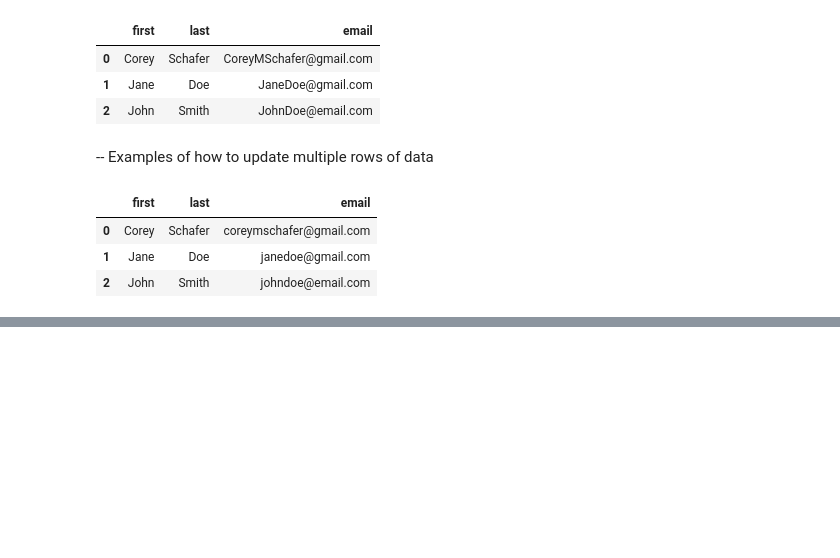
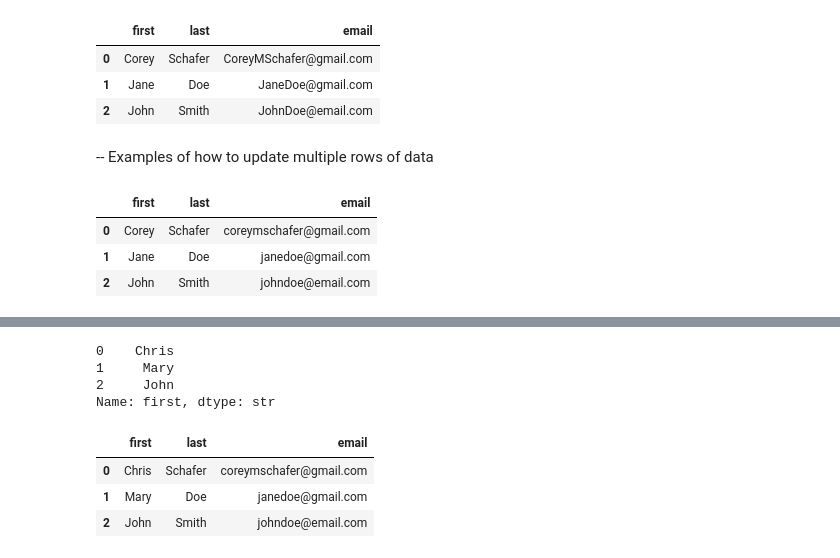
Before and after one commit to rafaelsouzakat/data-analyst-journey, a Jupyter notebook: python-pandas/lesson-05/05-snippets-notebook.ipynb, the cells around one changed output, grey strips where cells are left out. Cells and saved outputs as stored; diff of their text form; code cells hidden in the pictures; blank space fills up the shorter version.

```diff
--- a/python-pandas/lesson-05/05-snippets-notebook.ipynb
+++ b/python-pandas/lesson-05/05-snippets-notebook.ipynb
@@ -136,0 +247,17 @@ df
+# %%
+# replace method
+df['first'].replace({'Corey': 'Chris', 'Jane': 'Mary'})
+# using replace doesn't keeps the name 'John'
+# %% [output]
+0    Chris
+1     Mary
+2     John
+Name: first, dtype: str
+# %%
+df['first'] = df['first'].replace({'Corey': 'Chris', 'Jane': 'Mary'})
+df
+# %% [output]
+|  | first | last | email |
+| 0 | Chris | Schafer | coreymschafer@gmail.com |
+| 1 | Mary | Doe | janedoe@gmail.com |
+| 2 | John | Smith | johndoe@email.com |
```
Also changed, not shown: parts of 18 cells of this notebook, 1 other file.
